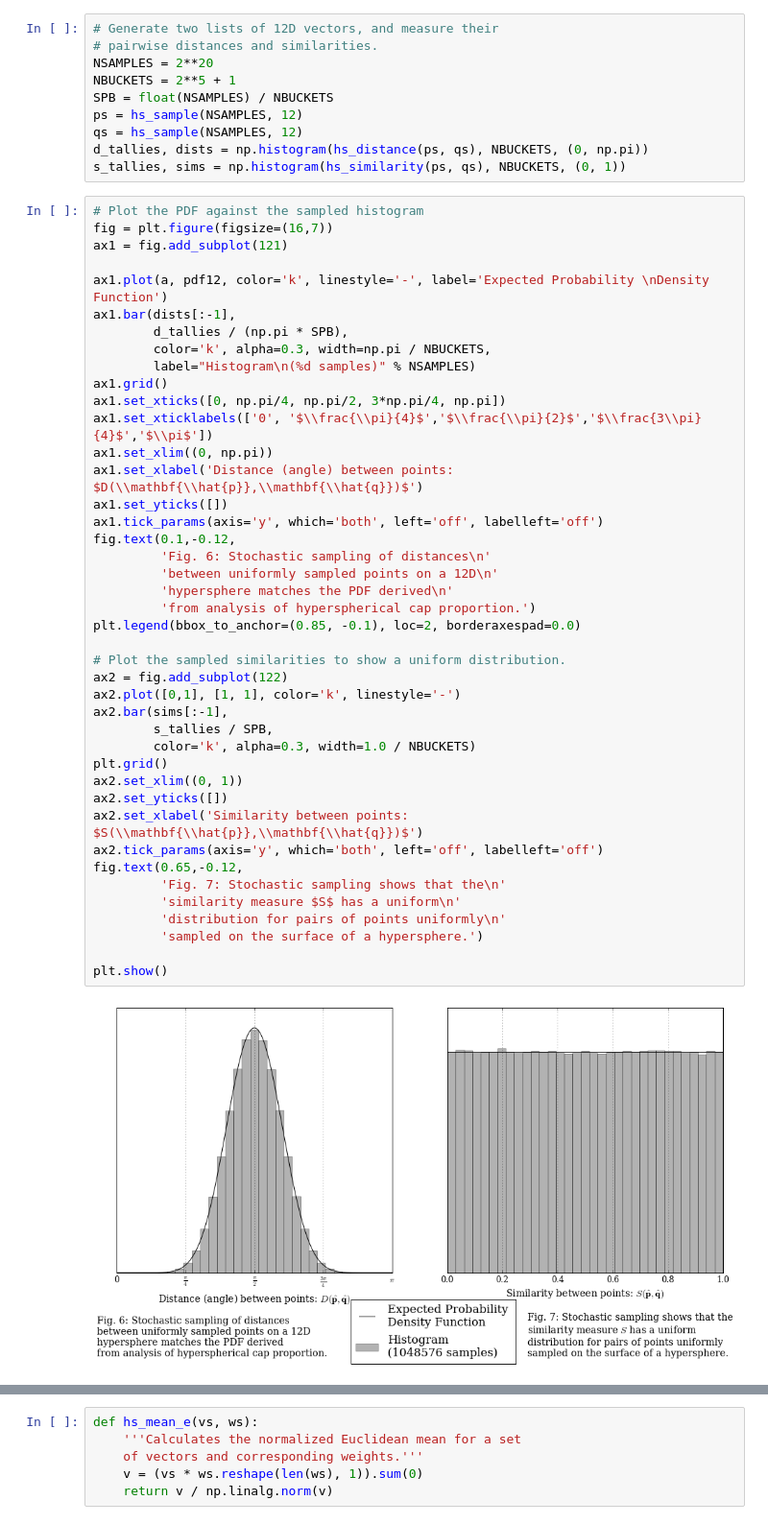
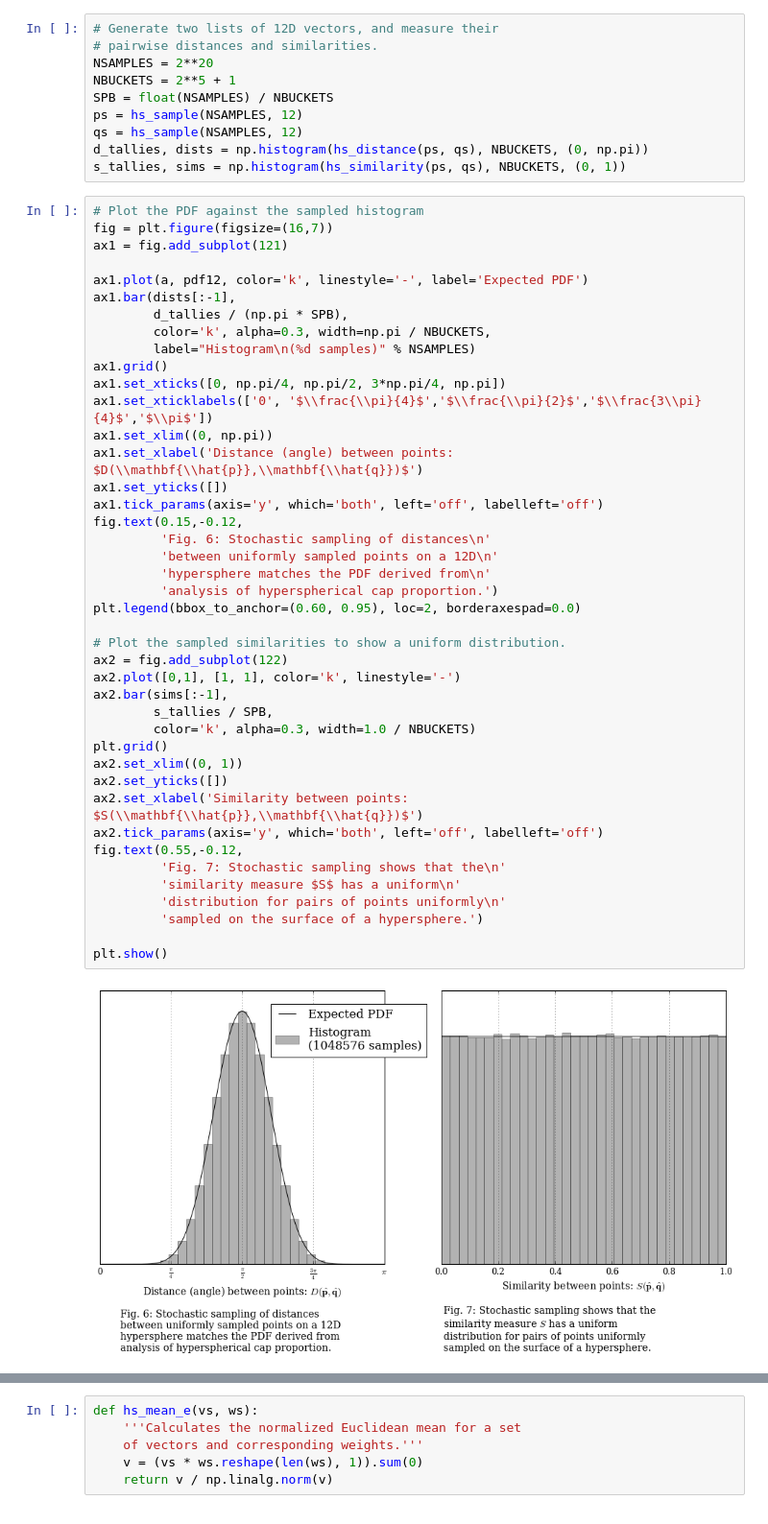
Before and after one commit to sagland/vecassoc, a Jupyter notebook: notebooks/Representing Object Association with Vector Similarity.ipynb, the cells around one changed output, grey strips where cells are left out. Shown at 96% size. Saved outputs shown, nothing was run; the diff lists cells and outputs as text.

```diff
--- a/notebooks/Representing Object Association with Vector Similarity.ipynb
+++ b/notebooks/Representing Object Association with Vector Similarity.ipynb
@@ -417,45 +419,45 @@ s_tallies, sims = np.histogram(hs_similarity(ps, qs), NBUCKETS, (0, 1))
 fig = plt.figure(figsize=(16,7))
 ax1 = fig.add_subplot(121)
 
-ax1.plot(a, pdf12, color='k', linestyle='-', label='Expected Probability \nDensity Function')
+ax1.plot(a, pdf12, color='k', linestyle='-', label='Expected PDF')
 ax1.bar(dists[:-1],
         d_tallies / (np.pi * SPB),
         color='k', alpha=0.3, width=np.pi / NBUCKETS,
         label="Histogram\n(%d samples)" % NSAMPLES)
 ax1.grid()
 ax1.set_xticks([0, np.pi/4, np.pi/2, 3*np.pi/4, np.pi])
 ax1.set_xticklabels(['0', '$\\frac{\\pi}{4}$','$\\frac{\\pi}{2}$','$\\frac{3\\pi}{4}$','$\\pi$'])
 ax1.set_xlim((0, np.pi))
 ax1.set_xlabel('Distance (angle) between points: $D(\\mathbf{\\hat{p}},\\mathbf{\\hat{q}})$')
 ax1.set_yticks([])
 ax1.tick_params(axis='y', which='both', left='off', labelleft='off')
-fig.text(0.1,-0.12,
+fig.text(0.15,-0.12,
          'Fig. 6: Stochastic sampling of distances\n'
          'between uniformly sampled points on a 12D\n'
-         'hypersphere matches the PDF derived\n'
-         'from analysis of hyperspherical cap proportion.')
-plt.legend(bbox_to_anchor=(0.85, -0.1), loc=2, borderaxespad=0.0)
+         'hypersphere matches the PDF derived from\n'
+         'analysis of hyperspherical cap proportion.')
+plt.legend(bbox_to_anchor=(0.60, 0.95), loc=2, borderaxespad=0.0)
 
 # Plot the sampled similarities to show a uniform distribution.
 ax2 = fig.add_subplot(122)
 ax2.plot([0,1], [1, 1], color='k', linestyle='-')
 ax2.bar(sims[:-1],
         s_tallies / SPB,
         color='k', alpha=0.3, width=1.0 / NBUCKETS)
 plt.grid()
 ax2.set_xlim((0, 1))
 ax2.set_yticks([])
 ax2.set_xlabel('Similarity between points: $S(\\mathbf{\\hat{p}},\\mathbf{\\hat{q}})$')
 ax2.tick_params(axis='y', which='both', left='off', labelleft='off')
-fig.text(0.65,-0.12,
+fig.text(0.55,-0.12,
          'Fig. 7: Stochastic sampling shows that the\n'
          'similarity measure $S$ has a uniform\n'
          'distribution for pairs of points uniformly\n'
          'sampled on the surface of a hypersphere.')
 
 plt.show()
 # %% [output]
-[figure, old version]
+[figure, new version]
 # %% [markdown]
 # Mapping Associations to Vectors
 
```
Also changed, not shown: parts of 12 cells of this notebook.
